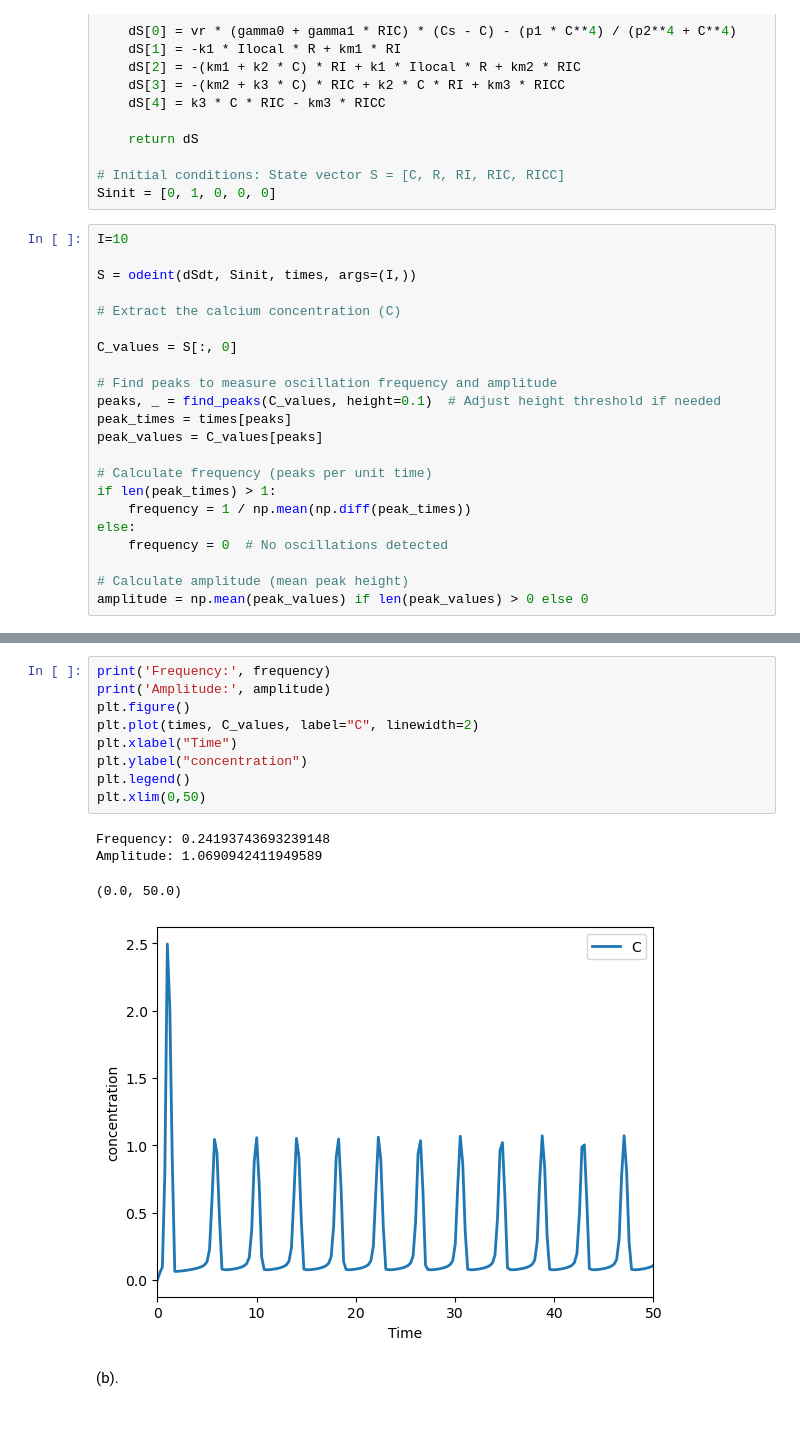
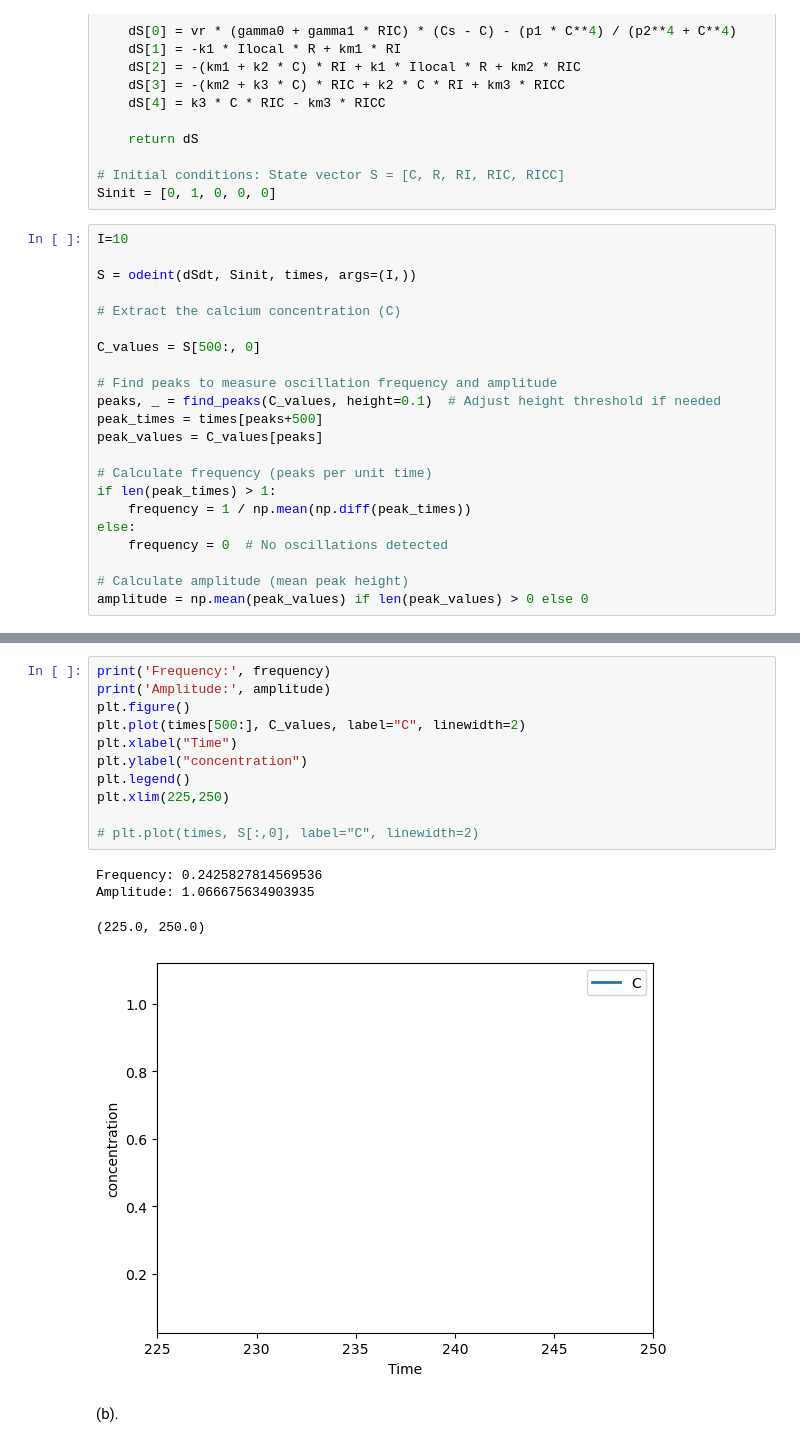
Before and after one commit to maxwellyue1/AMATH-882, a Jupyter notebook: A2/Frequency_encoding.ipynb, the cells around one changed output, grey strips where cells are left out. Saved outputs shown, nothing was run; the diff lists cells and outputs as text.

```diff
--- a/A2/Frequency_encoding.ipynb
+++ b/A2/Frequency_encoding.ipynb
@@ -306,11 +308,11 @@ S = odeint(dSdt, Sinit, times, args=(I,))
 
 # Extract the calcium concentration (C)
 
-C_values = S[:, 0]
+C_values = S[500:, 0]
 
 # Find peaks to measure oscillation frequency and amplitude
 peaks, _ = find_peaks(C_values, height=0.1)  # Adjust height threshold if needed
-peak_times = times[peaks]
+peak_times = times[peaks+500]
 peak_values = C_values[peaks]
 
 # Calculate frequency (peaks per unit time)
@@ -343,17 +336,19 @@ array([  1.001001  ,   5.75575576,  10.01001001,  14.01401401,
 # %%
 print('Frequency:', frequency)
 print('Amplitude:', amplitude)
 plt.figure()
-plt.plot(times, C_values, label="C", linewidth=2)
+plt.plot(times[500:], C_values, label="C", linewidth=2)
 plt.xlabel("Time")
 plt.ylabel("concentration")
 plt.legend()
-plt.xlim(0,50)
+plt.xlim(225,250)
+
+# plt.plot(times, S[:,0], label="C", linewidth=2)
 # %% [output]
-Frequency: 0.24193743693239148
-Amplitude: 1.0690942411949589
+Frequency: 0.2425827814569536
+Amplitude: 1.066675634903935
-(0.0, 50.0)
+(225.0, 250.0)
-[figure, old version]
+[figure, new version]
 # %% [markdown]
 (b).
 # %%
```
Also changed, not shown: parts of 11 cells of this notebook, 3 other files.
